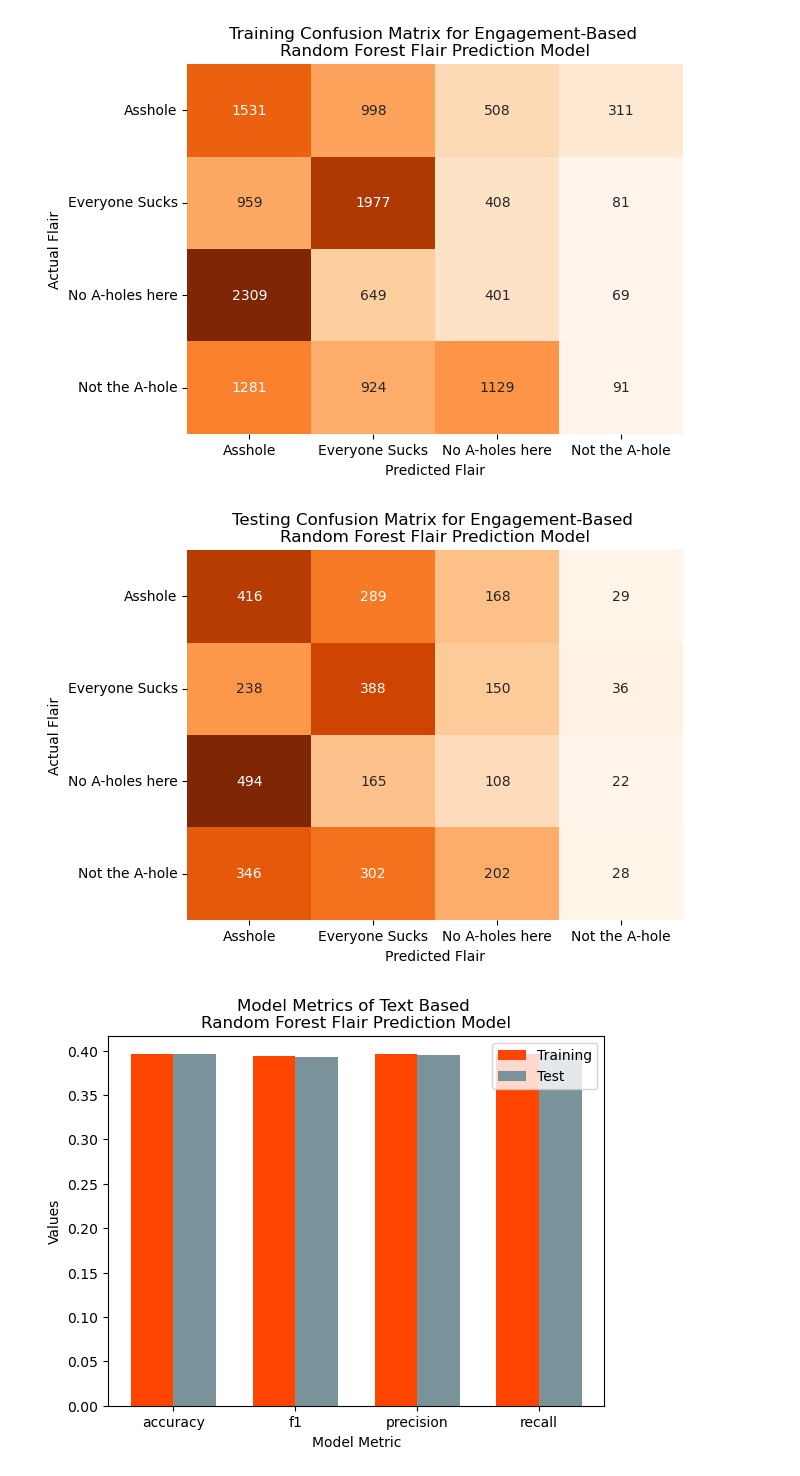
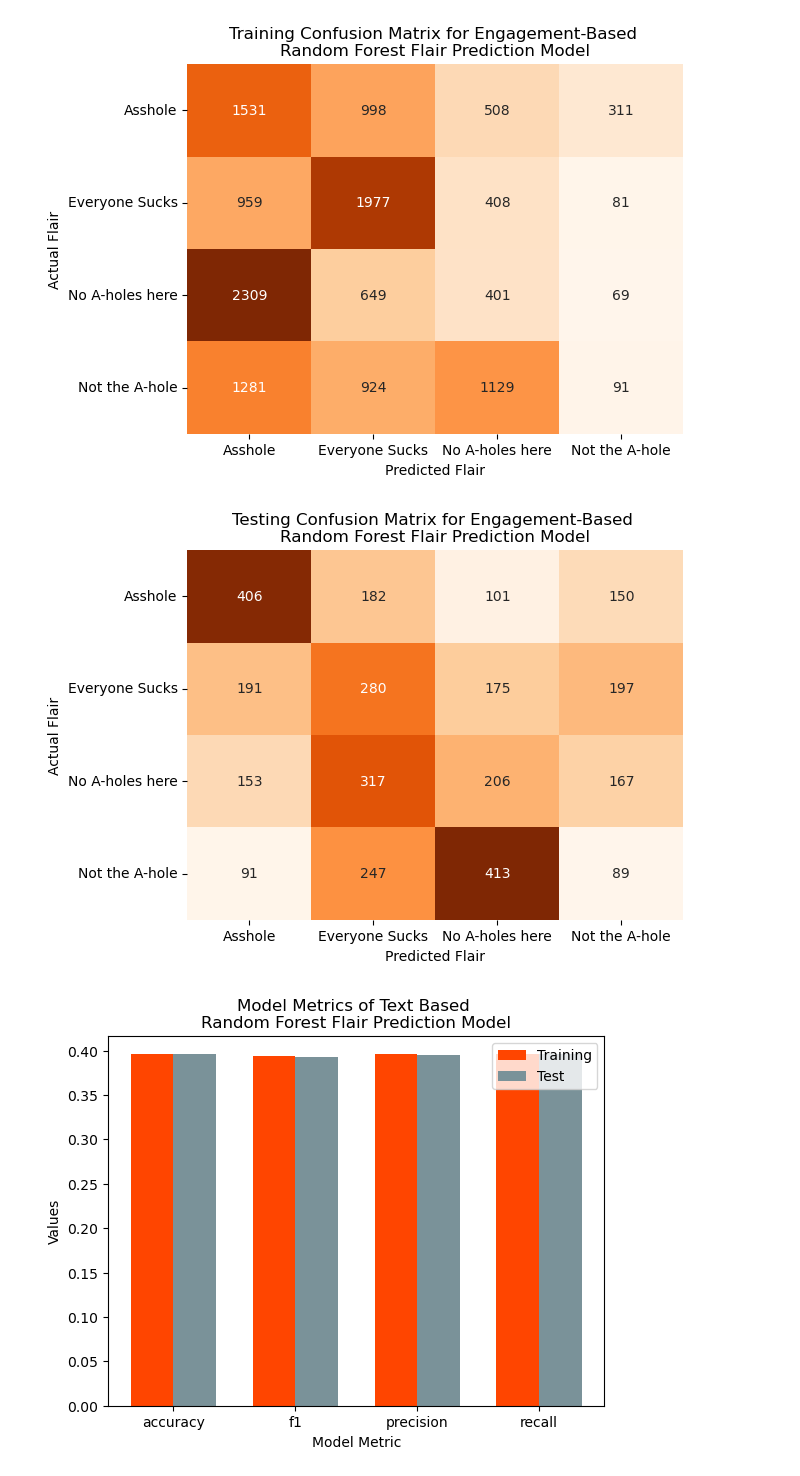
Before and after one commit to gu-dsan6000/fall-2023-reddit-project-team-17, a Jupyter notebook: code/project-ml/project-ml-aita-flair-prediction-viz.ipynb, the cells around one changed output. Saved outputs shown, nothing was run; the diff lists cells and outputs as text; code cells hidden in the pictures.

Commit message:
fixing plots

```diff
--- a/code/project-ml/project-ml-aita-flair-prediction-viz.ipynb
+++ b/code/project-ml/project-ml-aita-flair-prediction-viz.ipynb
@@ -73,16 +73,16 @@ plt.show()
 [figure]
 # %%
 # Testing Confusion Matrix for Engagement Based Model
-df = pd.read_csv("../../data/ml-data/flair-text-cm-test.csv", index_col = 0)
+df = pd.read_csv("../../data/ml-data/flair-engagement-cm-test.csv", index_col = 0)
 
 sns.heatmap(df, annot=True, cmap = 'Oranges', fmt = 'd', cbar = False)
 plt.title('Testing Confusion Matrix for Engagement-Based \nRandom Forest Flair Prediction Model')
 plt.xlabel("Predicted Flair")
 plt.ylabel("Actual Flair")
 plt.savefig("../../website-source/img/ml-plots/flair-engagement-cm-test-plot.png")
 plt.show()
 # %% [output]
-[figure, old version]
+[figure, new version]
 # %%
 # Model Metrics for Engagement Based Model
 df = pd.read_csv("../../data/ml-data/flair-engagement-model-metrics-df.csv", index_col=0)
```
Also changed, not shown: 1 other file.
